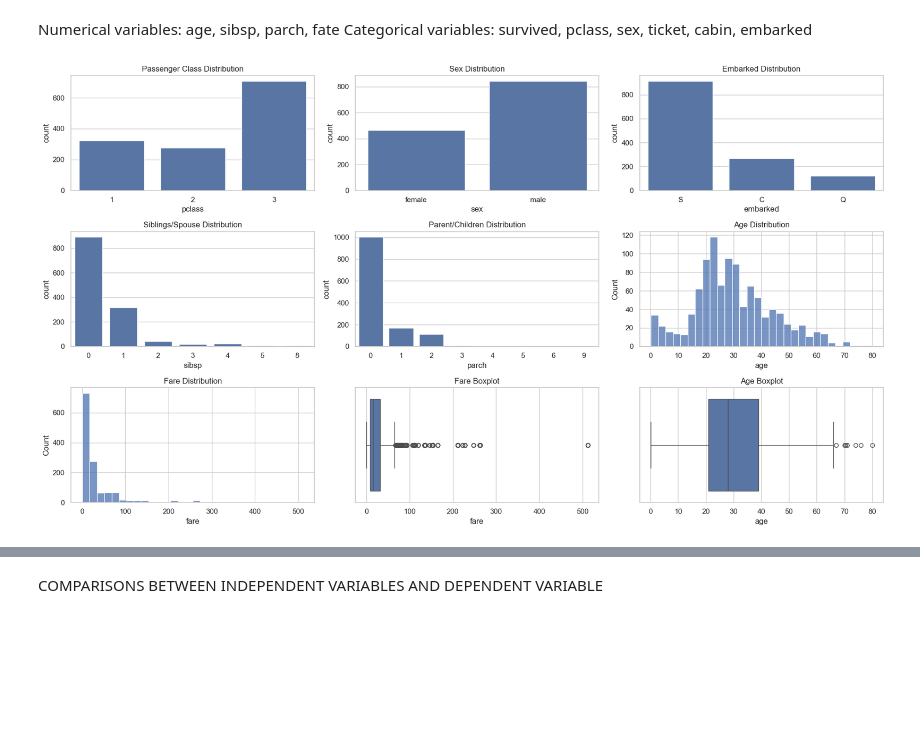
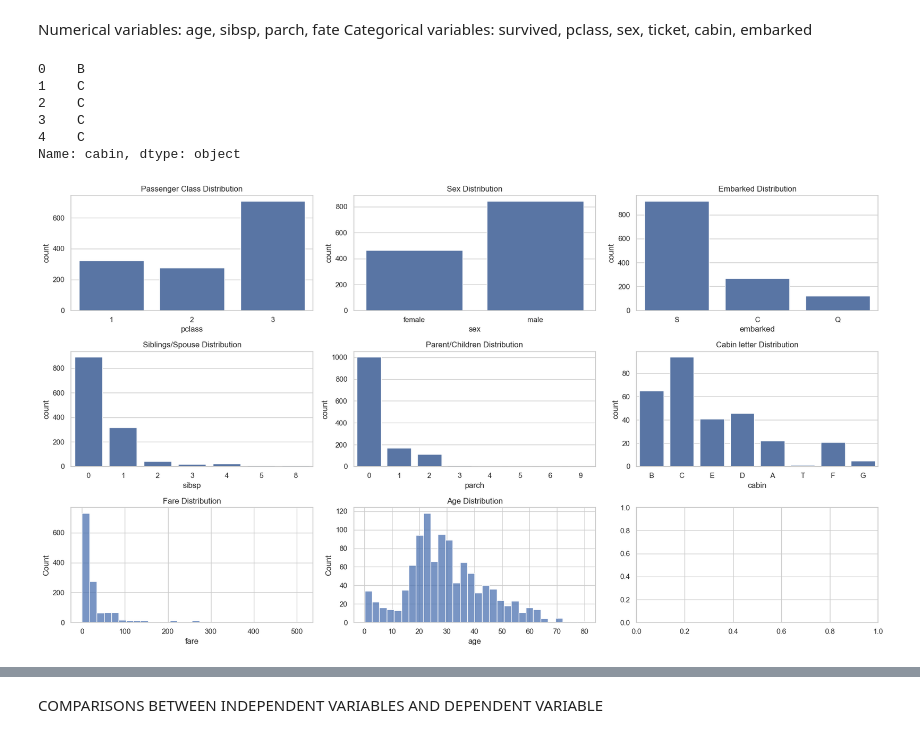
Before and after one commit to fedecaselli/ML-fundamentals-2025, a Jupyter notebook: AssignmentI/assignment_1_<Federica_Caselli[Caselli]>.ipynb, the cells around one changed output, grey strips where cells are left out. Cells and saved outputs as stored; diff of their text form; code cells hidden in the pictures; blank space fills up the shorter version.

```diff
--- a/AssignmentI/assignment_1_<Federica_Caselli[Caselli]>.ipynb
+++ b/AssignmentI/assignment_1_<Federica_Caselli[Caselli]>.ipynb
@@ -117,6 +231,17 @@ dtype: int64
 # %% [markdown]
 Numerical variables: age, sibsp, parch, fate
 Categorical variables: survived, pclass, sex, ticket, cabin, embarked
+# %%
+#Letter extraction from cabin and missing values
+df_subset = df["cabin"].dropna().astype(str).str[0]  # first letter
+df_subset.head()
+# %% [output]
+0    B
+1    C
+2    C
+3    C
+4    C
+Name: cabin, dtype: object
 # %%
 import seaborn as sns
 import matplotlib.pyplot as plt
@@ -129,40 +254,37 @@ fig, axes = plt.subplots(3, 3, figsize=(18, 10))
 # Distribution Pclass
 sns.countplot(x='pclass', data=df, ax=axes[0, 0])
 axes[0, 0].set_title('Passenger Class Distribution')
 
 # Distribution Sex
 sns.countplot(x='sex', data=df, ax=axes[0, 1])
 axes[0, 1].set_title('Sex Distribution')
 
 # Distribution Embarked
 sns.countplot(x='embarked', data=df, ax=axes[0, 2])
 axes[0, 2].set_title('Embarked Distribution')
 
 #Distribution siblings/spouses
 sns.countplot(x='sibsp', data=df, ax=axes[1, 0])
 axes[1, 0].set_title('Siblings/Spouse Distribution')
 
 #Distribution parent/children
 sns.countplot(x='parch', data=df, ax=axes[1, 1])
 axes[1, 1].set_title('Parent/Children Distribution')
 
-# Distribution Age
-sns.histplot(df['age'].dropna(), bins=30, ax=axes[1, 2])
-axes[1, 2].set_title('Age Distribution')
+#Distribution cabin by letter
+sns.countplot(x=df_subset, ax=axes[1, 2])
+axes[1, 2].set_title('Cabin letter Distribution')
 
 # Distribution Fare
 sns.histplot(df['fare'].dropna(), bins=30, ax=axes[2, 0])
 axes[2, 0].set_title('Fare Distribution')
 
-# Box plot Fare
-sns.boxplot(x='fare', data=df, ax=axes[2, 1])
-axes[2, 1].set_title('Fare Boxplot')
+# Distribution Age
+sns.histplot(df['age'].dropna(), bins=30, ax=axes[2, 1])
+axes[2, 1].set_title('Age Distribution')
 
-# Box plot Age
-sns.boxplot(x='age', data=df, ax=axes[2, 2])
-axes[2, 2].set_title('Age Boxplot')
 
 plt.tight_layout()
 plt.show()
 # %% [output]
-[figure, old version]
+[figure, new version]
```
Also changed, not shown: parts of 114 cells of this notebook.
